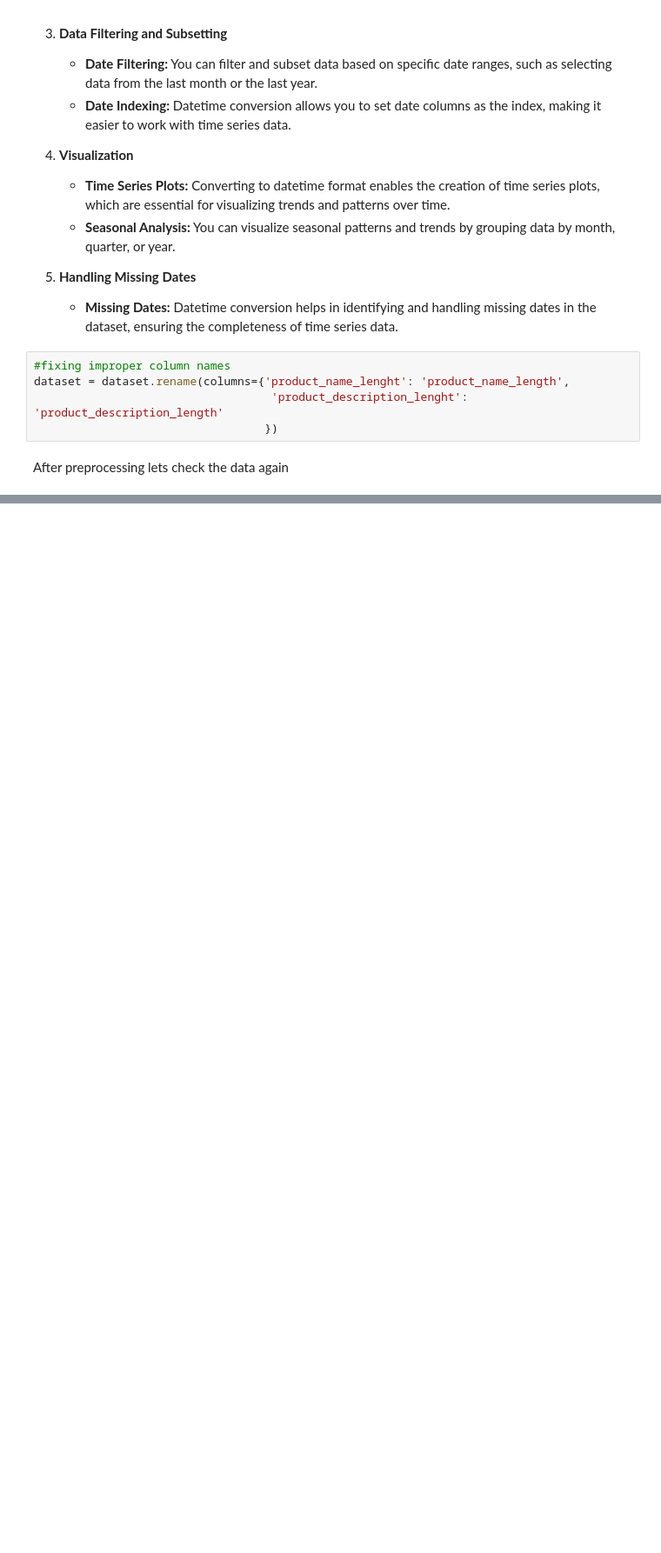
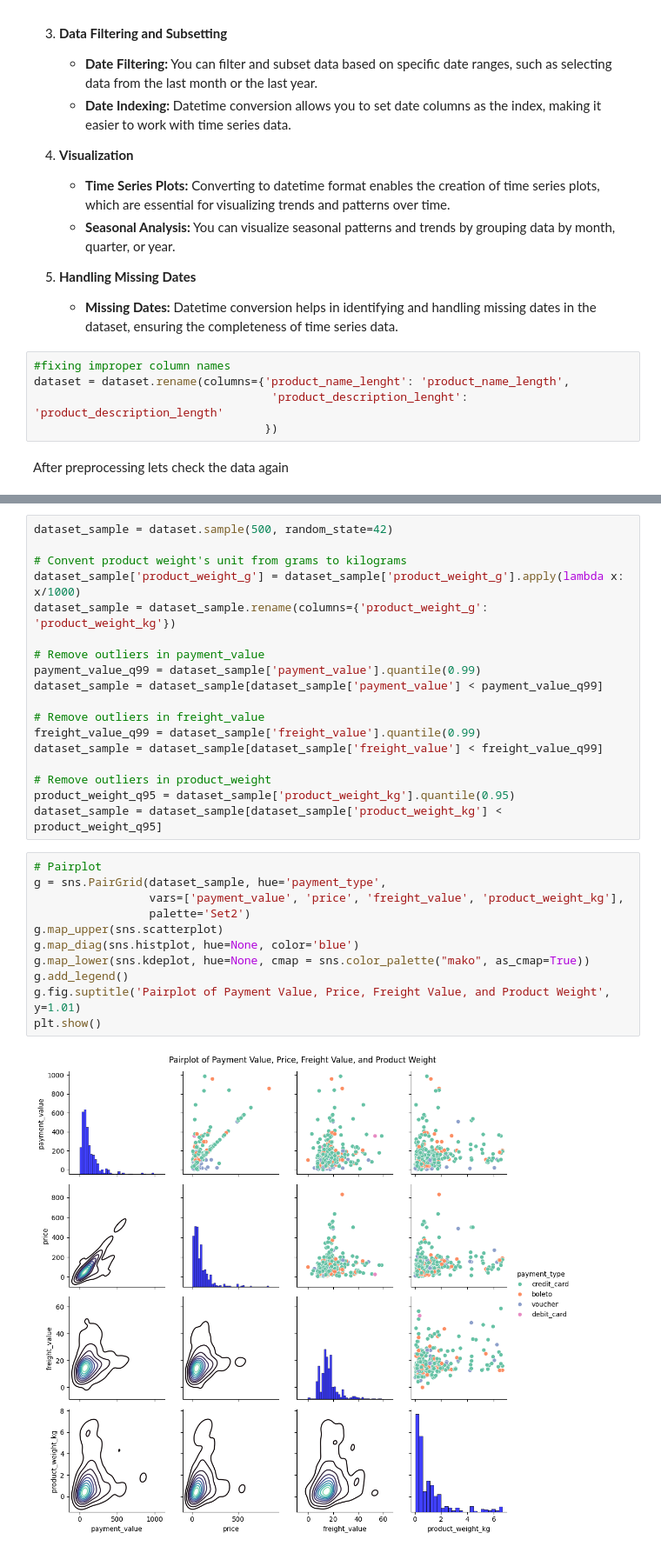
Before and after one commit to waiz2601/Brazilian-E-Commerce-Public-Dataset-by-Olist, a Jupyter notebook: eda.ipynb, the cells around one changed output, grey strips where cells are left out. Shown: that part at 87% size. Cells and saved outputs as stored; diff of their text form; blank space fills up the shorter version.

```diff
--- a/eda.ipynb
+++ b/eda.ipynb
@@ -223,0 +273,31 @@ Dataset Shape: (117329, 39)
+# %%
+dataset_sample = dataset.sample(500, random_state=42)
+
+# Convent product weight's unit from grams to kilograms
+dataset_sample['product_weight_g'] = dataset_sample['product_weight_g'].apply(lambda x: x/1000)
+dataset_sample = dataset_sample.rename(columns={'product_weight_g': 'product_weight_kg'})
+
+# Remove outliers in payment_value
+payment_value_q99 = dataset_sample['payment_value'].quantile(0.99)
+dataset_sample = dataset_sample[dataset_sample['payment_value'] < payment_value_q99]
+
+# Remove outliers in freight_value
+freight_value_q99 = dataset_sample['freight_value'].quantile(0.99)
+dataset_sample = dataset_sample[dataset_sample['freight_value'] < freight_value_q99]
+
+# Remove outliers in product_weight
+product_weight_q95 = dataset_sample['product_weight_kg'].quantile(0.95)
+dataset_sample = dataset_sample[dataset_sample['product_weight_kg'] < product_weight_q95]
+# %%
+# Pairplot
+g = sns.PairGrid(dataset_sample, hue='payment_type',
+                 vars=['payment_value', 'price', 'freight_value', 'product_weight_kg'],
+                 palette='Set2')
+g.map_upper(sns.scatterplot)
+g.map_diag(sns.histplot, hue=None, color='blue')
+g.map_lower(sns.kdeplot, hue=None, cmap = sns.color_palette("mako", as_cmap=True))
+g.add_legend()
+g.fig.suptitle('Pairplot of Payment Value, Price, Freight Value, and Product Weight', y=1.01)
+plt.show()
+# %% [output]
+[figure, added]
```
Also changed, not shown: parts of 15 cells of this notebook.
